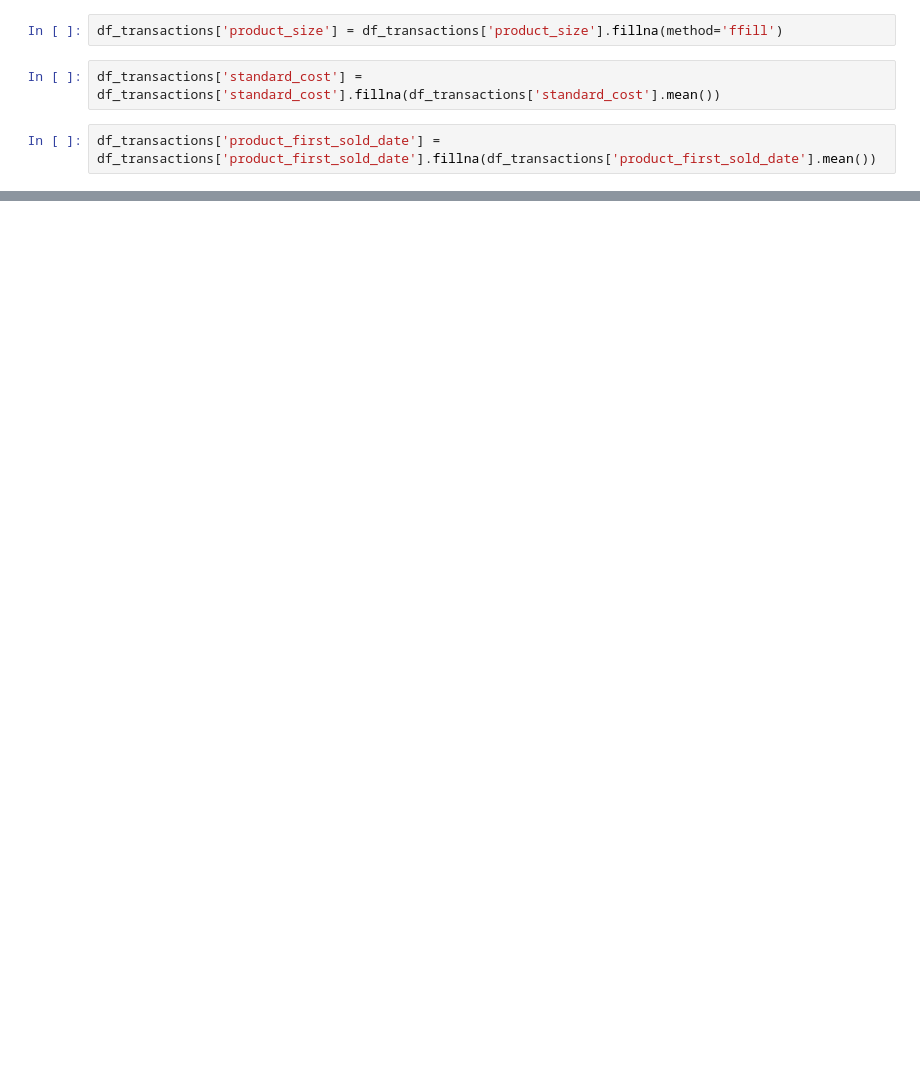
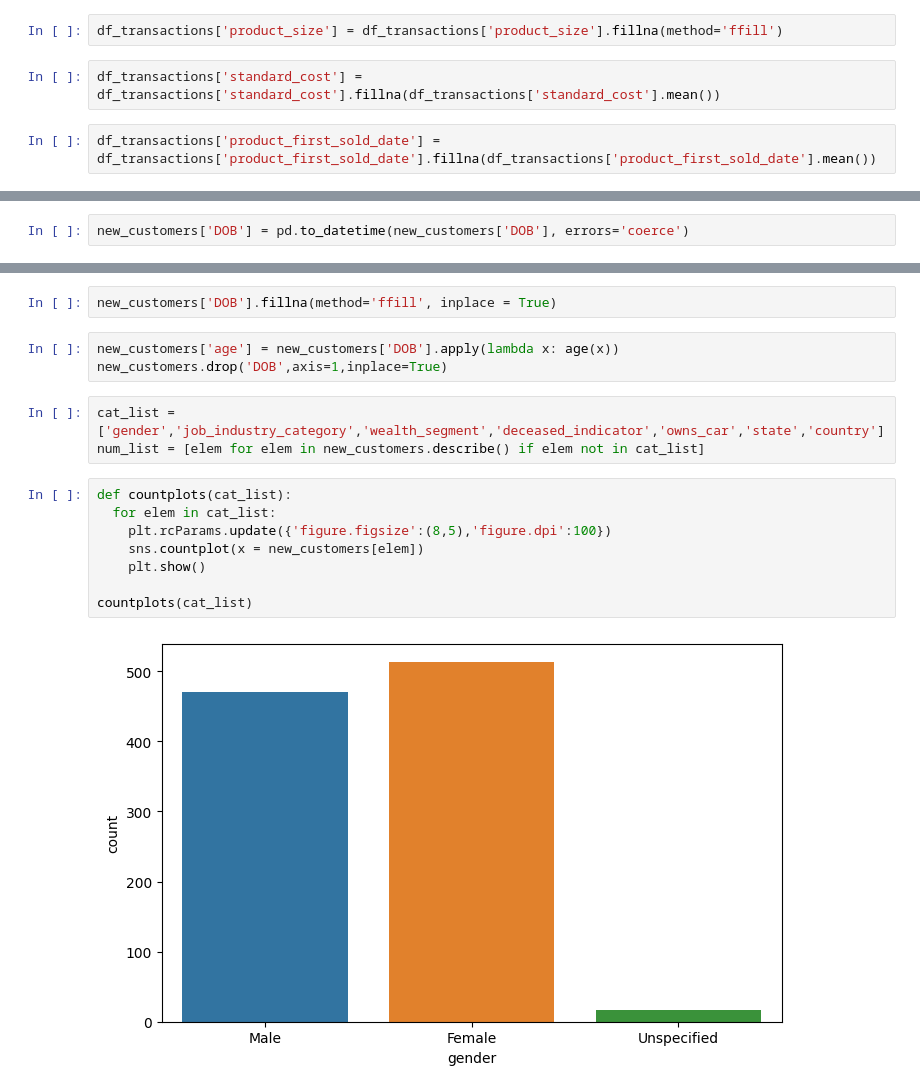
Before and after one commit to vithika-karan/KPMG-Virtual-Internship, a Jupyter notebook: KPMG_Data_Analytics_Virtual_Experience_Program.ipynb, the cells around one changed output, grey strips where cells are left out. Cells and saved outputs as stored; diff of their text form; blank space fills up the shorter version.

```diff
--- a/KPMG_Data_Analytics_Virtual_Experience_Program.ipynb
+++ b/KPMG_Data_Analytics_Virtual_Experience_Program.ipynb
@@ -550,0 +806,2 @@ df_transactions['product_first_sold_date'] = df_transactions['product_first_sold
+# %%
+new_customers['DOB'] = pd.to_datetime(new_customers['DOB'], errors='coerce')
@@ -550,0 +828,18 @@ df_transactions['product_first_sold_date'] = df_transactions['product_first_sold
+# %%
+new_customers['DOB'].fillna(method='ffill', inplace = True)
+# %%
+new_customers['age'] = new_customers['DOB'].apply(lambda x: age(x))
+new_customers.drop('DOB',axis=1,inplace=True)
+# %%
+cat_list = ['gender','job_industry_category','wealth_segment','deceased_indicator','owns_car','state','country']
+num_list = [elem for elem in new_customers.describe() if elem not in cat_list]
+# %%
+def countplots(cat_list):
+  for elem in cat_list:
+    plt.rcParams.update({'figure.figsize':(8,5),'figure.dpi':100})
+    sns.countplot(x = new_customers[elem])
+    plt.show()
+
+countplots(cat_list)
+# %% [output]
+[figure, added]
```
Also changed, not shown: parts of 66 cells of this notebook.
